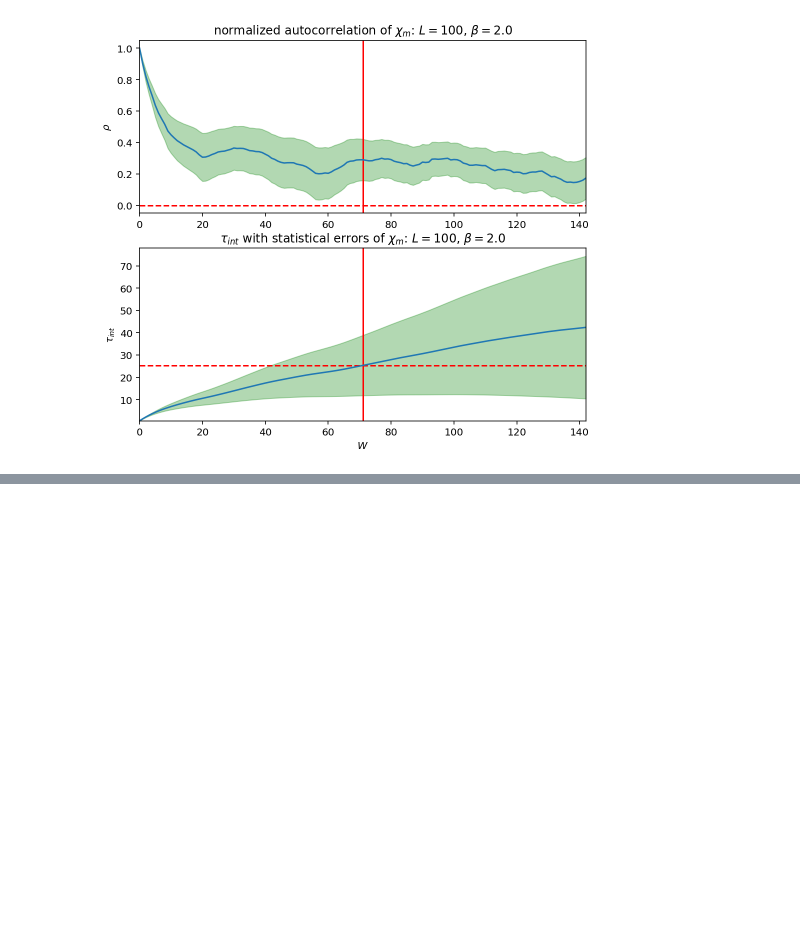
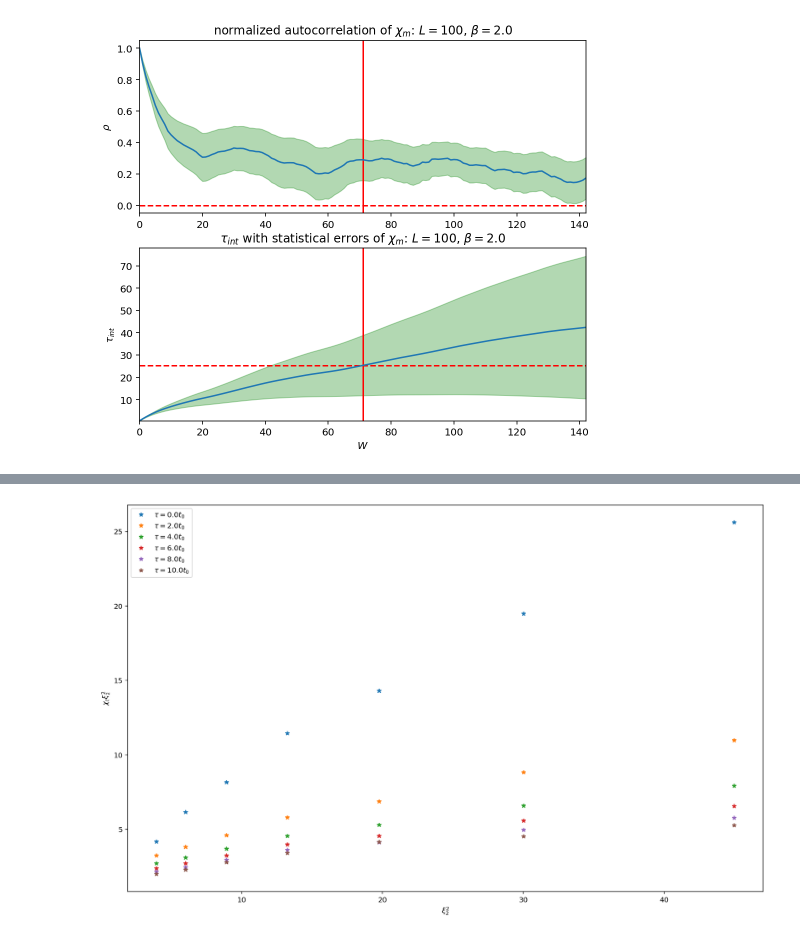
Before and after one commit to stuartthomas25/honors-thesis, a Jupyter notebook: code/gradient_flow.ipynb, the cells around one changed output, grey strips where cells are left out. Cells and saved outputs as stored; diff of their text form; code cells hidden in the pictures; blank space fills up the shorter version.

```diff
--- a/code/gradient_flow.ipynb
+++ b/code/gradient_flow.ipynb
@@ -335,0 +385,24 @@ Text(0.5, 0, '$\\theta$')
+# %%
+from scipy.misc import derivative
+from scipy.optimize import curve_fit
+from functools import partial
+thetas = [-0.1, 0.1] #np.linspace(-np.pi,np.pi,200)
+
+
+data = get_data()
+
+xi2s = bietenholz_params.xi2.to_numpy()
+y = np.zeros_like(xi2s)
+plt.figure(figsize=(16,10))
+
+for tau in taus[::2]:
+    for i,p in bietenholz_params.iterrows():
+        chi = derivative(partial(get_iQ,L=p.L,tau=tau*p.t0), 0., dx=0.01)
+        y[i] = chi #/ L**2 * xi2**2
+
+    plt.plot(xi2s, y, '*', label=f"$\\tau={tau}t_0$")
+    plt.ylabel(r"$\chi_t \xi_2^2$");
+    plt.xlabel(r"$\xi_2^2$")
+    plt.legend()
+# %% [output]
+[figure, added]
```
Also changed, not shown: parts of 17 cells of this notebook, 10 other files.
